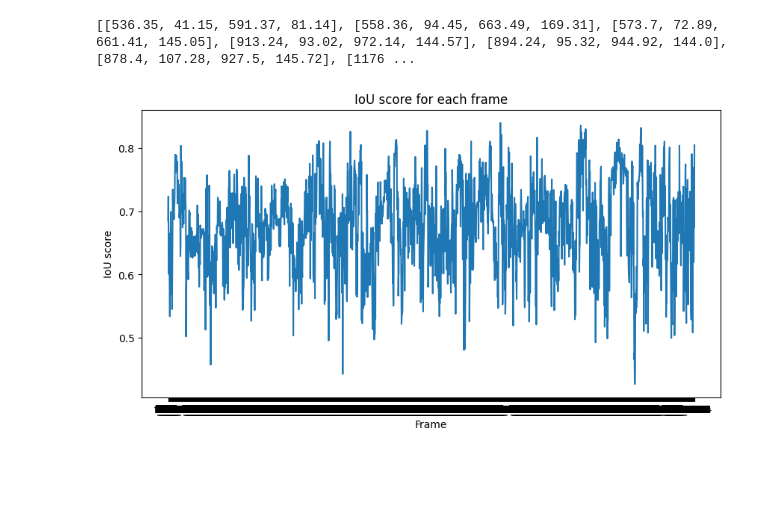
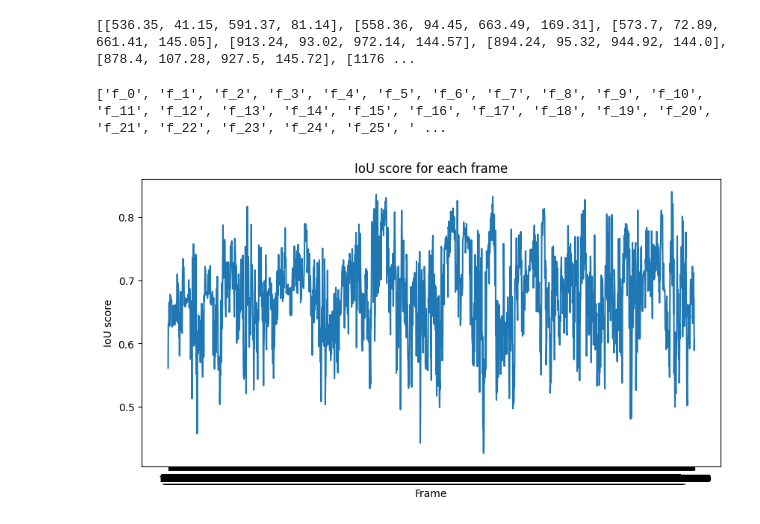
Before and after one commit to mcv-m6-video/mcv-m6-2023-team6, a Jupyter notebook: week1/Task1_Task2.ipynb, the cells around one changed output. Cells and saved outputs as stored; diff of their text form; code cells hidden in the pictures; blank space fills up the shorter version.

```diff
--- a/week1/Task1_Task2.ipynb
+++ b/week1/Task1_Task2.ipynb
@@ -301,30 +301,34 @@ print(gt_boxes['f_86'])
 # %%
 total_frames = int(video_capture.get(cv2.CAP_PROP_FRAME_COUNT))
 
 iou_frames = {}
 for i in range(len(predicted_boxes)):
     frame = predicted_boxes[i][0]
     predicted = predicted_boxes[i][1:5]
     gt = gt_boxes[frame]
     iou_score = []
     if len(gt) != 0:
         for b in range(len(gt)):
             iou_score.append(iou(gt[b],predicted))
         id = np.argmax(iou_score)
         max_iou = iou_score[id]
         if frame not in iou_frames:
             iou_frames[frame] = []
         iou_frames[frame].append(max_iou)
 
 
 # Plot the IoU score for each frame
 plt.figure(figsize=(10,5))
 frames = list(iou_frames.keys())
+# sort the frames
+frames.sort(key=lambda x: int(x.split('_')[1]))
+print(frames)
 iou_scores = [np.mean(iou_frames[frame]) for frame in frames]
 plt.plot(frames, iou_scores)
 plt.title('IoU score for each frame')
 plt.xlabel('Frame')
 plt.ylabel('IoU score')
 plt.show()
 # %% [output]
+['f_0', 'f_1', 'f_2', 'f_3', 'f_4', 'f_5', 'f_6', 'f_7', 'f_8', 'f_9', 'f_10', 'f_11', 'f_12', 'f_13', 'f_14', 'f_15', 'f_16', 'f_17', 'f_18', 'f_19', 'f_20', 'f_21', 'f_22', 'f_23', 'f_24', 'f_25', ' ...
-[figure, old version]
+[figure, new version]
```
